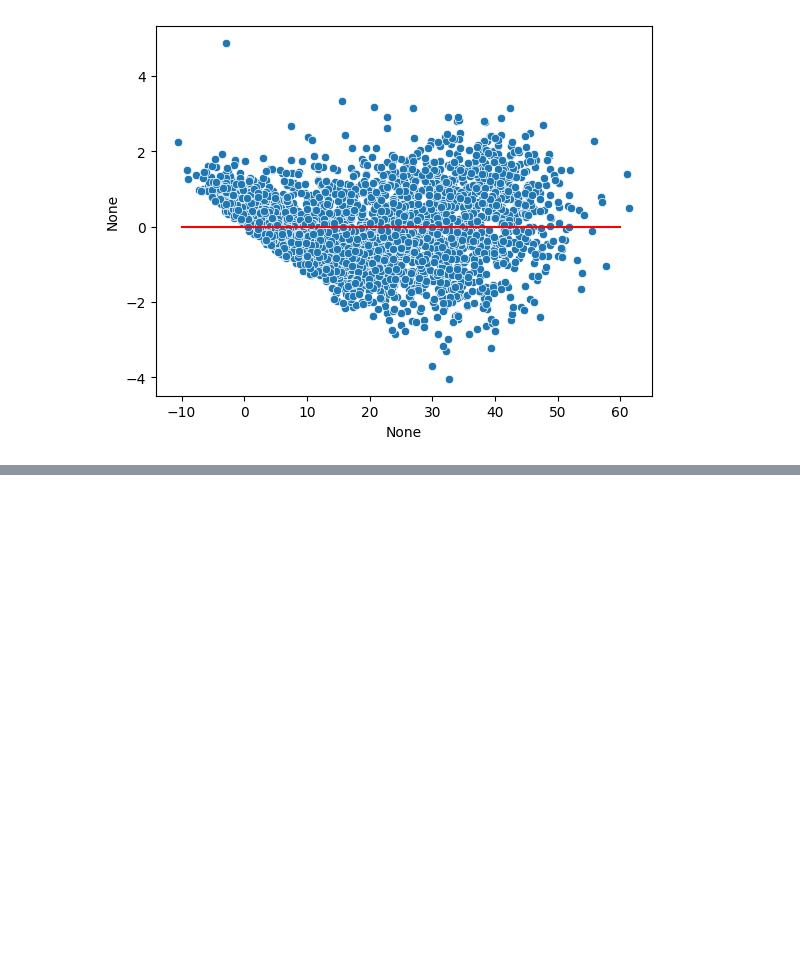
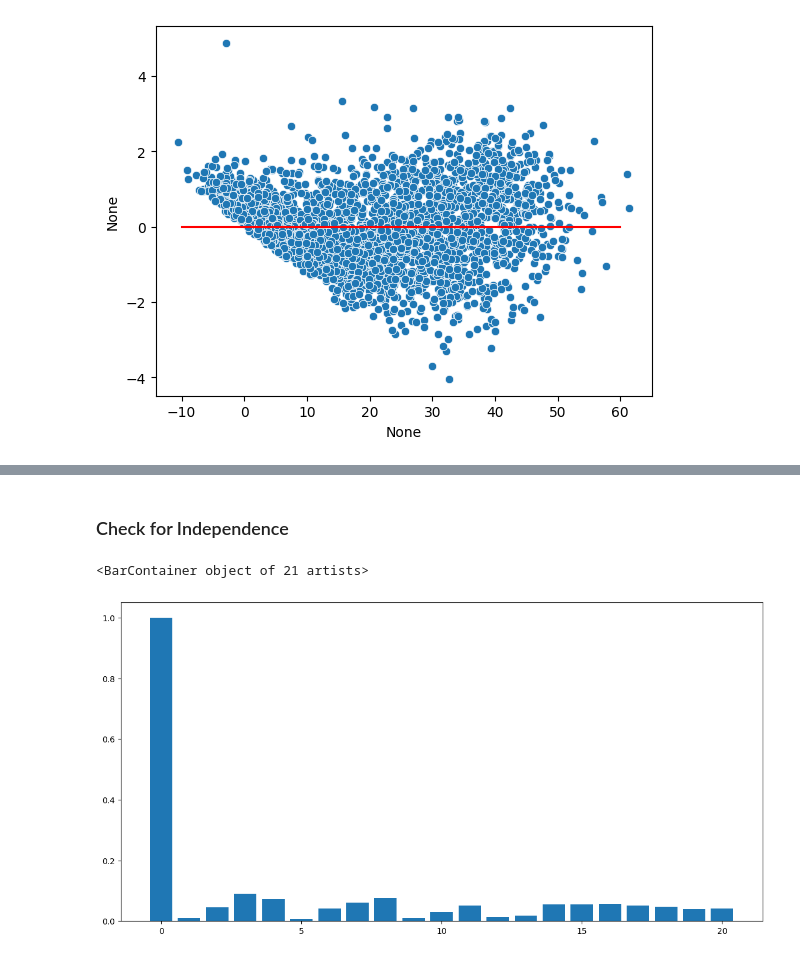
Before and after one commit to valenciaaalberto/Math189Project, a Jupyter notebook: Data/project.ipynb, the cells around one changed output, grey strips where cells are left out. Drawn from its saved outputs; the diff is of its cells as text; code cells hidden in the pictures; blank space fills up the shorter version.

```diff
--- a/Data/project.ipynb
+++ b/Data/project.ipynb
@@ -333,0 +361,12 @@ plt.hist(standardize(model.resid), bins=30)
+# %% [markdown]
+### Check for Independence
+# %%
+from statsmodels.tsa.stattools import acf
+
+fig, ax = plt.subplots(1, 1, figsize=(14, 7))
+
+lags = 20
+ax.bar(range(lags+1), acf(model.resid, nlags=lags))
+# %% [output]
+<BarContainer object of 21 artists>
+[figure, added]
```
Also changed, not shown: parts of 12 cells of this notebook.
